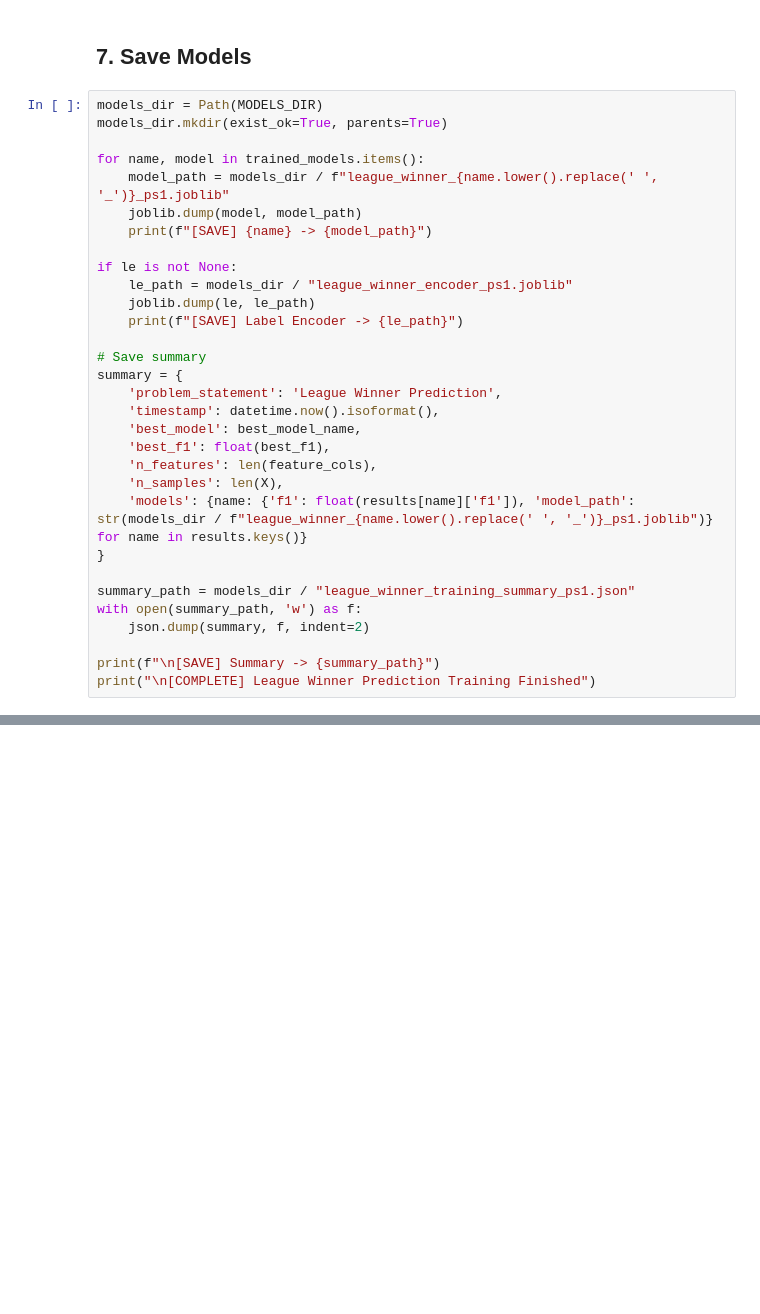
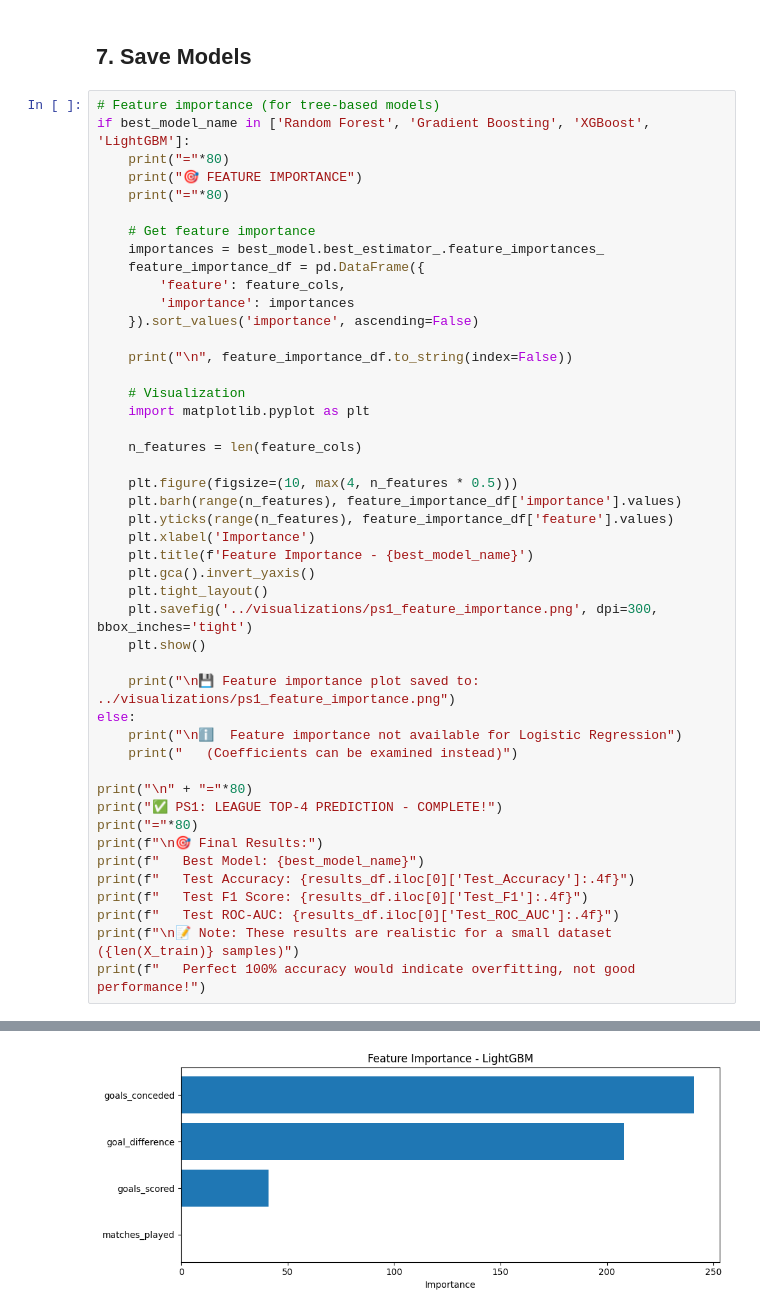
Before and after one commit to springboardmentor345a-create/Projects_2, a Jupyter notebook: notebooks/10_League_Winner_PS1.ipynb, the cells around one changed output, grey strips where cells are left out. Saved outputs shown, nothing was run; the diff lists cells and outputs as text; blank space fills up the shorter version.

```diff
--- a/notebooks/10_League_Winner_PS1.ipynb
+++ b/notebooks/10_League_Winner_PS1.ipynb
@@ -215,33 +532,49 @@ print(f"\n[BEST] {best_model_name} (F1: {best_f1:.4f})")
 # %% [markdown]
 ## 7. Save Models
 # %%
-models_dir = Path(MODELS_DIR)
-models_dir.mkdir(exist_ok=True, parents=True)
+# Feature importance (for tree-based models)
+if best_model_name in ['Random Forest', 'Gradient Boosting', 'XGBoost', 'LightGBM']:
+    print("="*80)
+    print("🎯 FEATURE IMPORTANCE")
+    print("="*80)
 
-for name, model in trained_models.items():
-    model_path = models_dir / f"league_winner_{name.lower().replace(' ', '_')}_ps1.joblib"
-    joblib.dump(model, model_path)
-    print(f"[SAVE] {name} -> {model_path}")
+    # Get feature importance
+    importances = best_model.best_estimator_.feature_importances_
+    feature_importance_df = pd.DataFrame({
+        'feature': feature_cols,
+        'importance': importances
+    }).sort_values('importance', ascending=False)
 
-if le is not None:
-    le_path = models_dir / "league_winner_encoder_ps1.joblib"
-    joblib.dump(le, le_path)
-    print(f"[SAVE] Label Encoder -> {le_path}")
+    print("\n", feature_importance_df.to_string(index=False))
 
-# Save summary
-summary = {
-    'problem_statement': 'League Winner Prediction',
-    'timestamp': datetime.now().isoformat(),
-    'best_model': best_model_name,
-    'best_f1': float(best_f1),
-    'n_features': len(feature_cols),
-    'n_samples': len(X),
-    'models': {name: {'f1': float(results[name]['f1']), 'model_path': str(models_dir / f"league_winner_{name.lower().replace(' ', '_')}_ps1.joblib")} for name in results.keys()}
-}
+    # Visualization
+    import matplotlib.pyplot as plt
 
-summary_path = models_dir / "league_winner_training_summary_ps1.json"
-with open(summary_path, 'w') as f:
-    json.dump(summary, f, indent=2)
+    n_features = len(feature_cols)
 
-print(f"\n[SAVE] Summary -> {summary_path}")
-print("\n[COMPLETE] League Winner Prediction Training Finished")
+    plt.figure(figsize=(10, max(4, n_features * 0.5)))
+    plt.barh(range(n_features), feature_importance_df['importance'].values)
+    plt.yticks(range(n_features), feature_importance_df['feature'].values)
+    plt.xlabel('Importance')
+    plt.title(f'Feature Importance - {best_model_name}')
+    plt.gca().invert_yaxis()
+    plt.tight_layout()
+    plt.savefig('../visualizations/ps1_feature_importance.png', dpi=300, bbox_inches='tight')
+    plt.show()
+
+    print("\n💾 Feature importance plot saved to: ../visualizations/ps1_feature_importance.png")
+else:
+    print("\nℹ️  Feature importance not available for Logistic Regression")
+    print("   (Coefficients can be examined instead)")
+
+print("\n" + "="*80)
+print("✅ PS1: LEAGUE TOP-4 PREDICTION - COMPLETE!")
+print("="*80)
+print(f"\n🎯 Final Results:")
+print(f"   Best Model: {best_model_name}")
+print(f"   Test Accuracy: {results_df.iloc[0]['Test_Accuracy']:.4f}")
+print(f"   Test F1 Score: {results_df.iloc[0]['Test_F1']:.4f}")
+print(f"   Test ROC-AUC: {results_df.iloc[0]['Test_ROC_AUC']:.4f}")
+print(f"\n📝 Note: These results are realistic for a small dataset ({len(X_train)} samples)")
+print(f"   Perfect 100% accuracy would indicate overfitting, not good performance!")
+# %% [output]
@@ -247,0 +590 @@ print("\n[COMPLETE] League Winner Prediction Training Finished")
+[figure, added]
```
Also changed, not shown: parts of 7 cells of this notebook, 3 other files.
